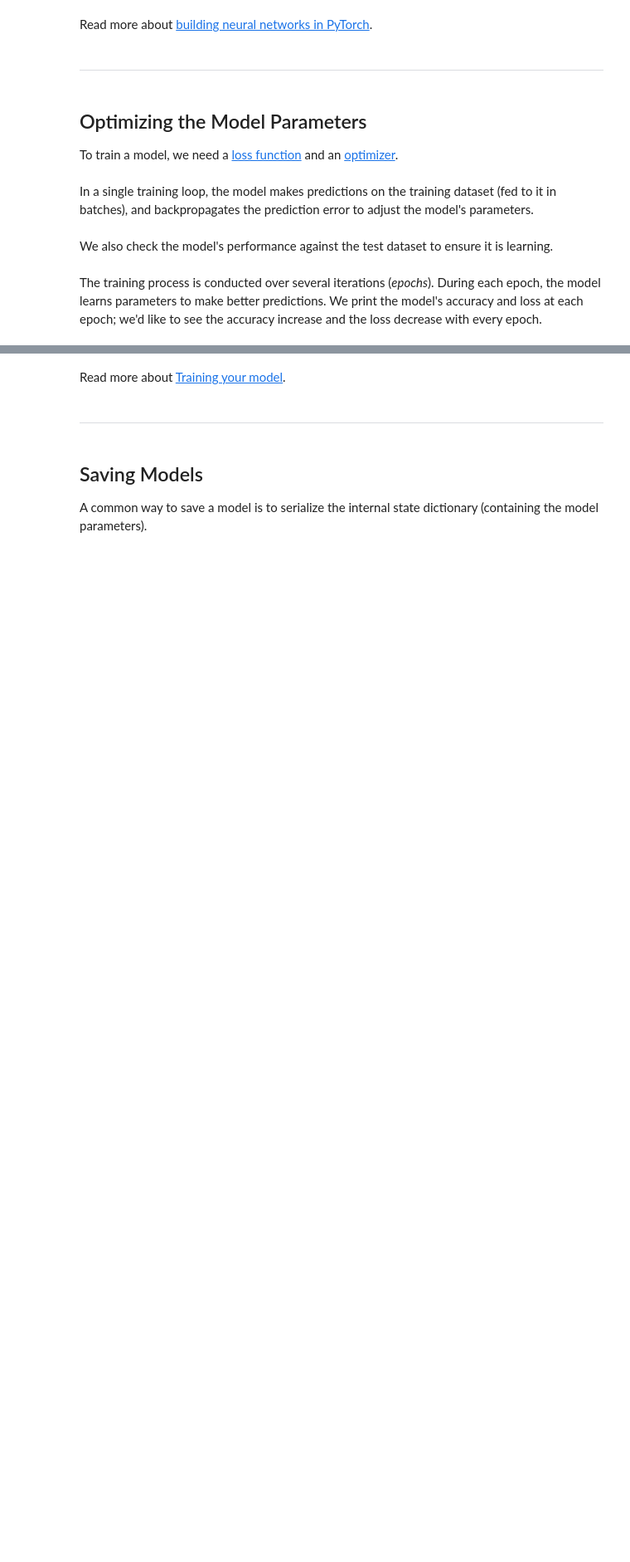
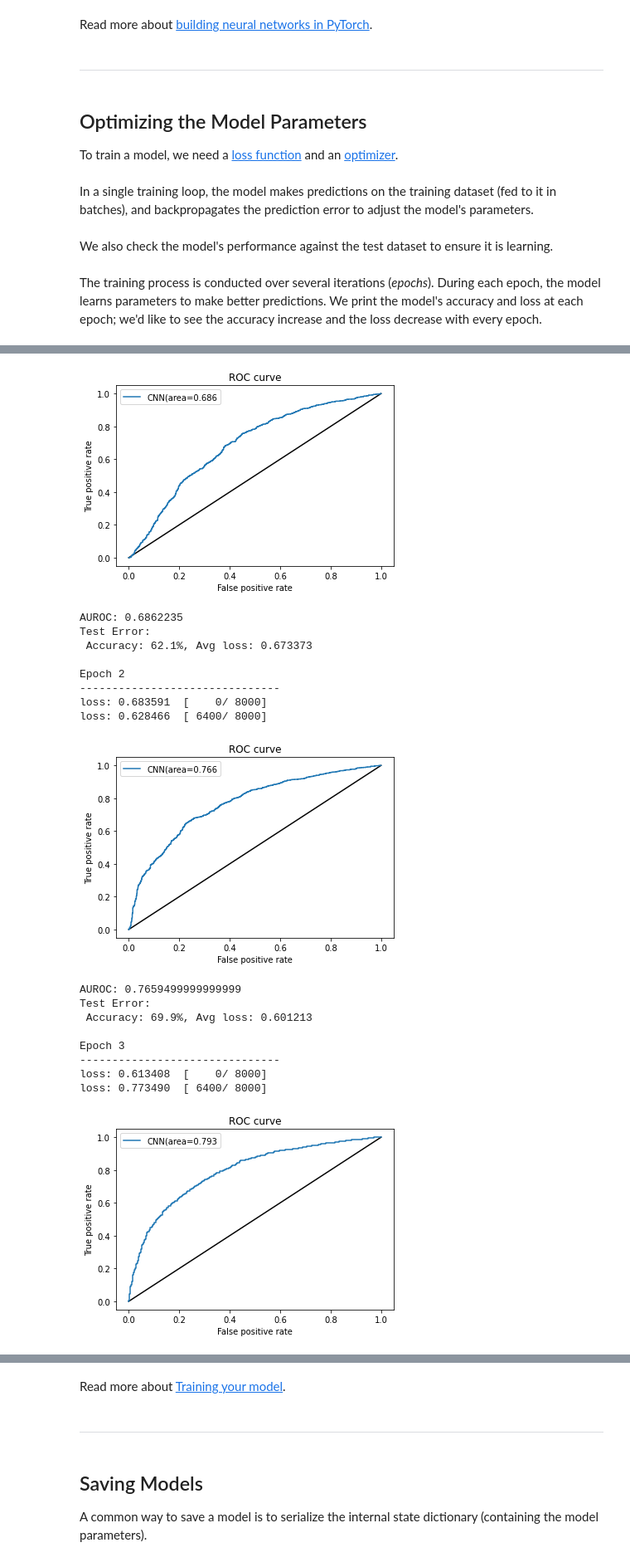
Before and after one commit to tyganderson/catclassifier-tyganderson, a Jupyter notebook: pytorch_tutorial.ipynb, the cells around one changed output, grey strips where cells are left out. Shown at 83% size. Saved outputs shown, nothing was run; the diff lists cells and outputs as text; code cells hidden in the pictures; blank space fills up the shorter version.

```diff
--- a/pytorch_tutorial.ipynb
+++ b/pytorch_tutorial.ipynb
@@ -141,8 +181,8 @@ Read more about [building neural networks in PyTorch](buildmodel_tutorial.html).
 To train a model, we need a [loss function](https://pytorch.org/docs/stable/nn.html#loss-functions)
 and an [optimizer](https://pytorch.org/docs/stable/optim.html).
 # %%
-loss_fn = nn.CrossEntropyLoss()
-optimizer = torch.optim.SGD(model.parameters(), lr=1e-3)
+loss_fn = nn.BCELoss()
+optimizer = torch.optim.Adam(model.parameters(),lr=1e-3)
 # %% [markdown]
 In a single training loop, the model makes predictions on the training dataset (fed to it in batches), and
 backpropagates the prediction error to adjust the model's parameters.
@@ -151,10 +191,10 @@ def train(dataloader, model, loss_fn, optimizer):
     size = len(dataloader.dataset)
     model.train()
     for batch, (X, y) in enumerate(dataloader):
-        X, y = X.to(device), y.to(device)
-
+        X, y = X.to(device), y.float().to(device)
         # Compute prediction error
         pred = model(X)
+
         loss = loss_fn(pred, y)
 
         # Backpropagation
@@ -173,12 +213,40 @@ def test(dataloader, model, loss_fn):
     num_batches = len(dataloader)
     model.eval()
     test_loss, correct = 0, 0
+
+    y_preds = []
+    ys = []
+
     with torch.no_grad():
         for X, y in dataloader:
-            X, y = X.to(device), y.to(device)
+            X, y = X.to(device), y.float().to(device)
             pred = model(X)
+
+            y_preds.append(pred)
+            ys.append(y)
+
             test_loss += loss_fn(pred, y).item()
-            correct += (pred.argmax(1) == y).type(torch.float).sum().item()
+            correct += (torch.round(pred) == y).type(torch.float).sum().item()
+
+    # Convert array of predictions and actuals to needed format
+    y_preds = np.asarray(torch.cat(y_preds).cpu())
+    ys = np.asarray(torch.cat(ys).cpu())
+
+    # Calculate ROC Curve & AUROC
+    fpr, tpr, thresholds = metrics.roc_curve(ys, y_preds)
+    auroc = metrics.roc_auc_score(ys, y_preds)
+
+    # Plot ROC Curve & print AUROC
+    plt.figure(1)
+    plt.plot([0,1], [0,1], 'k-')
+    plt.plot(fpr, tpr, label='CNN(area={:.3f}'.format(auroc))
+    plt.xlabel('False positive rate')
+    plt.ylabel('True positive rate')
+    plt.title('ROC curve')
+    plt.legend(loc='best')
+    plt.show()
+    print('AUROC:', auroc)
+
     test_loss /= num_batches
     correct /= size
     print(f"Test Error: \n Accuracy: {(100*correct):>0.1f}%, Avg loss: {test_loss:>8f} \n")
@@ -187,7 +255,7 @@ The training process is conducted over several iterations (*epochs*). During eac
 parameters to make better predictions. We print the model's accuracy and loss at each epoch; we'd like to see the
 accuracy increase and the loss decrease with every epoch.
 # %%
-epochs = 5
+epochs = 40
 for t in range(epochs):
     print(f"Epoch {t+1}\n-------------------------------")
     train(train_dataloader, model, loss_fn, optimizer)
@@ -213,0 +269,19 @@ Done!
+[figure, added]
+AUROC: 0.6862235
+Test Error:
+ Accuracy: 62.1%, Avg loss: 0.673373
+
+Epoch 2
+-------------------------------
+loss: 0.683591  [    0/ 8000]
+loss: 0.628466  [ 6400/ 8000]
+[figure, added]
+AUROC: 0.7659499999999999
+Test Error:
+ Accuracy: 69.9%, Avg loss: 0.601213
+
+Epoch 3
+-------------------------------
+loss: 0.613408  [    0/ 8000]
+loss: 0.773490  [ 6400/ 8000]
+[figure, added]
```
Also changed, not shown: parts of 11 cells of this notebook.
